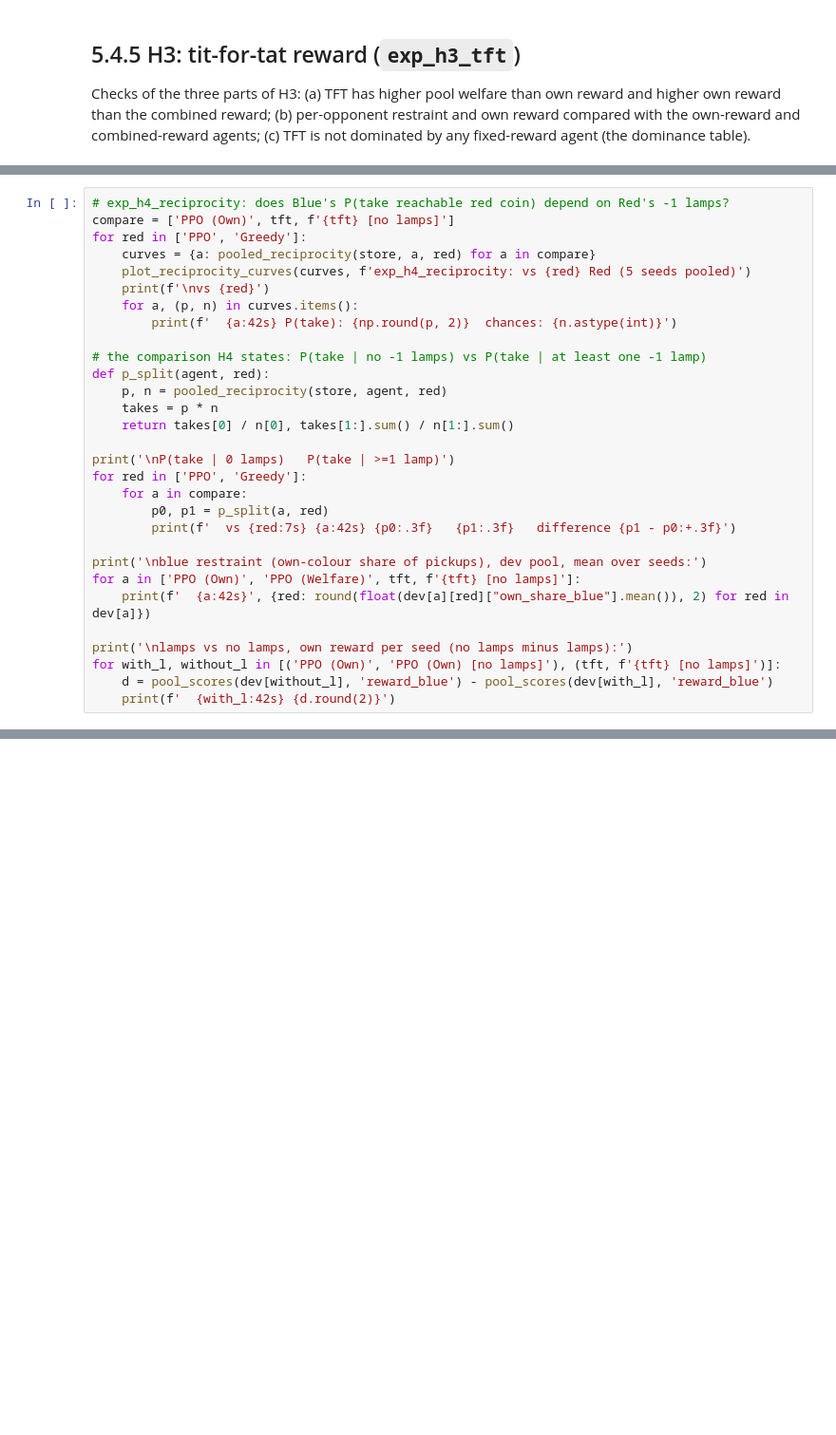
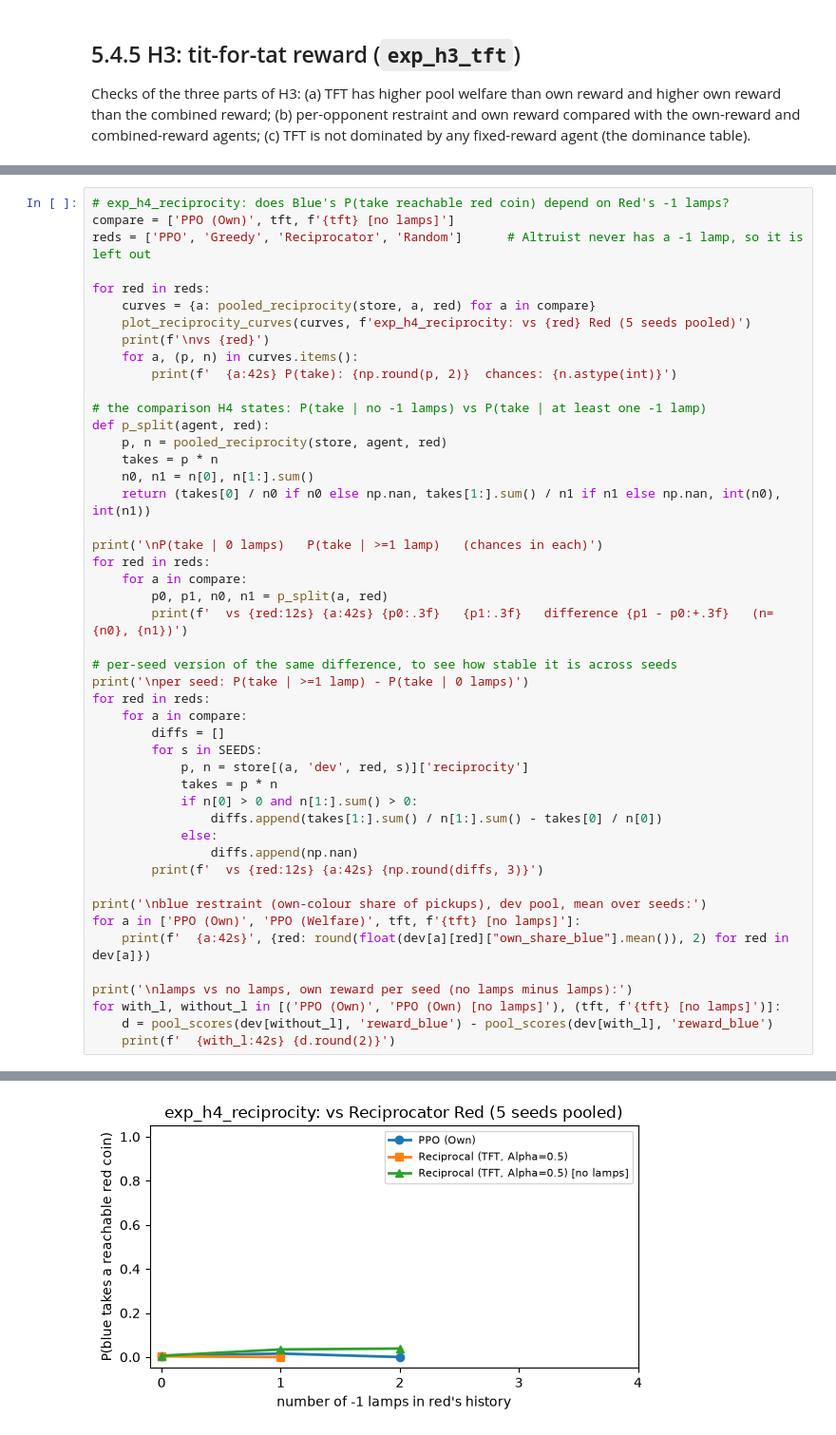
Before and after one commit to Bartva1/assignment1, a Jupyter notebook: Assignment1-baseline.ipynb, the cells around one changed output, grey strips where cells are left out. Shown at 95% size. Drawn from its saved outputs; the diff is of its cells as text; blank space fills up the shorter version.

```diff
--- a/Assignment1-baseline.ipynb
+++ b/Assignment1-baseline.ipynb
@@ -1247,7 +1247,9 @@ P(Blue takes a reachable red coin) versus the number of -1 lamps in Red's histor
 # %%
 # exp_h4_reciprocity: does Blue's P(take reachable red coin) depend on Red's -1 lamps?
 compare = ['PPO (Own)', tft, f'{tft} [no lamps]']
-for red in ['PPO', 'Greedy']:
+reds = ['PPO', 'Greedy', 'Reciprocator', 'Random']      # Altruist never has a -1 lamp, so it is left out
+
+for red in reds:
     curves = {a: pooled_reciprocity(store, a, red) for a in compare}
     plot_reciprocity_curves(curves, f'exp_h4_reciprocity: vs {red} Red (5 seeds pooled)')
     print(f'\nvs {red}')
@@ -1258,13 +1260,28 @@ for red in ['PPO', 'Greedy']:
 def p_split(agent, red):
     p, n = pooled_reciprocity(store, agent, red)
     takes = p * n
-    return takes[0] / n[0], takes[1:].sum() / n[1:].sum()
+    n0, n1 = n[0], n[1:].sum()
+    return (takes[0] / n0 if n0 else np.nan, takes[1:].sum() / n1 if n1 else np.nan, int(n0), int(n1))
 
-print('\nP(take | 0 lamps)   P(take | >=1 lamp)')
-for red in ['PPO', 'Greedy']:
+print('\nP(take | 0 lamps)   P(take | >=1 lamp)   (chances in each)')
+for red in reds:
     for a in compare:
-        p0, p1 = p_split(a, red)
-        print(f'  vs {red:7s} {a:42s} {p0:.3f}   {p1:.3f}   difference {p1 - p0:+.3f}')
+        p0, p1, n0, n1 = p_split(a, red)
+        print(f'  vs {red:12s} {a:42s} {p0:.3f}   {p1:.3f}   difference {p1 - p0:+.3f}   (n={n0}, {n1})')
+
+# per-seed version of the same difference, to see how stable it is across seeds
+print('\nper seed: P(take | >=1 lamp) - P(take | 0 lamps)')
+for red in reds:
+    for a in compare:
+        diffs = []
+        for s in SEEDS:
+            p, n = store[(a, 'dev', red, s)]['reciprocity']
+            takes = p * n
+            if n[0] > 0 and n[1:].sum() > 0:
+                diffs.append(takes[1:].sum() / n[1:].sum() - takes[0] / n[0])
+            else:
+                diffs.append(np.nan)
+        print(f'  vs {red:12s} {a:42s} {np.round(diffs, 3)}')
 
 print('\nblue restraint (own-colour share of pickups), dev pool, mean over seeds:')
 for a in ['PPO (Own)', 'PPO (Welfare)', tft, f'{tft} [no lamps]']:
@@ -1300,0 +1305 @@ lamps vs no lamps, own reward per seed (no lamps minus lamps):
+[figure, added]
```
Also changed, not shown: parts of 3 cells of this notebook.
